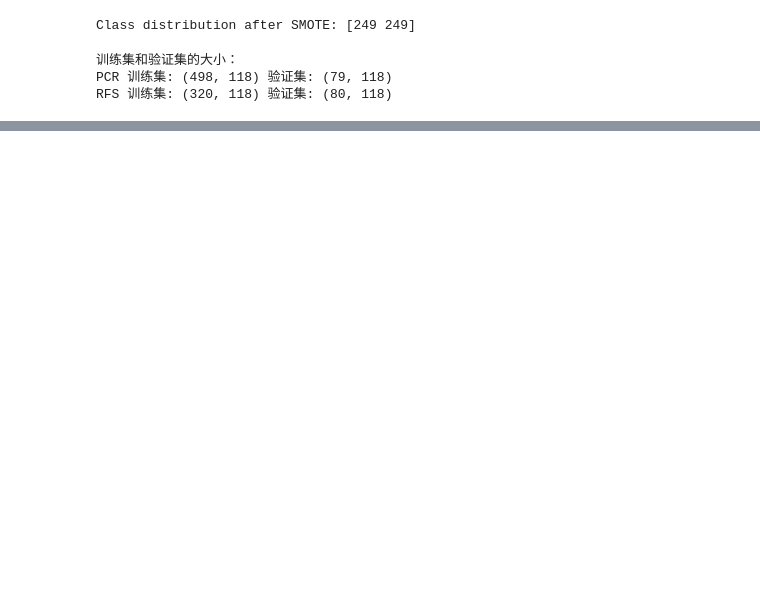
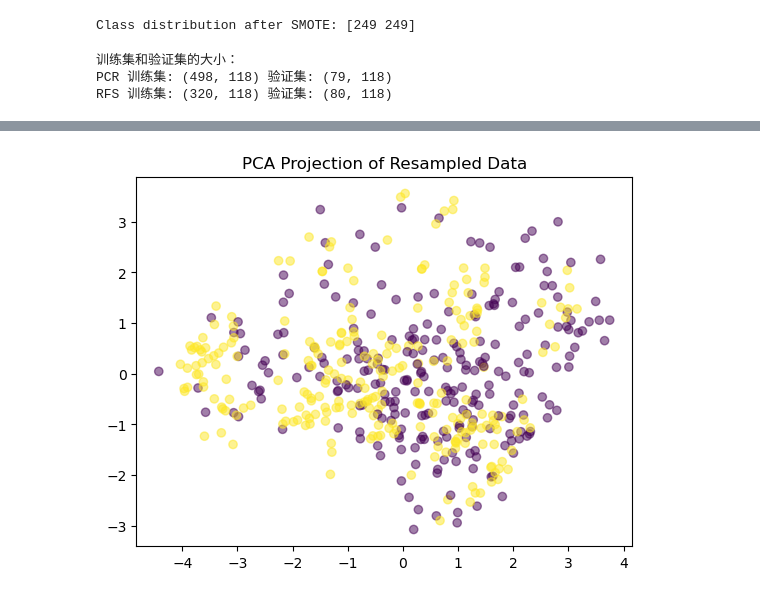
Before and after one commit to CloudSkytec/ML-CW2, a Jupyter notebook: Yh Y/Assignment2 - data Processing.ipynb, the cells around one changed output, grey strips where cells are left out. Saved outputs shown, nothing was run; the diff lists cells and outputs as text; code cells hidden in the pictures; blank space fills up the shorter version.

```diff
--- a/Yh Y/Assignment2 - data Processing.ipynb
+++ b/Yh Y/Assignment2 - data Processing.ipynb
@@ -286,0 +425,34 @@ weighted avg       0.75      0.78      0.75        79
+# %%
+from sklearn.model_selection import cross_val_score, KFold
+
+# Model 2: RandomForestClassifier
+rf = RandomForestClassifier(criterion= 'entropy', max_depth=None, class_weight='balanced', min_samples_leaf=1, min_samples_split=2, n_estimators=200,random_state=42)
+rf.fit(X_train_resampled, y_train_resampled)
+rf_y_pred = rf.predict(X_val_pcr)
+print("\nRandom Forest- Classification Report:")
+print(classification_report(y_val_pcr, rf_y_pred))
+
+# Extract feature importances
+importances = rf.feature_importances_
+feature_importances = pd.DataFrame({'Feature': X.columns, 'Importance': importances})
+feature_importances = feature_importances.sort_values(by='Importance', ascending=False)
+
+# Display ranked features
+pd.set_option('display.max_rows', None)
+pd.set_option('display.max_columns', None)
+print(feature_importances)
+
+num_folds = 10
+kf = KFold(n_splits=num_folds, shuffle=True, random_state=42)
+
+print("ROC-AUC:")
+cross_val_results = cross_val_score(rf, X_pCr, y_pcr, cv=kf,scoring="roc_auc")
+print(f'Cross-Validation Results: {cross_val_results}')
+print(f'Mean Score: {cross_val_results.mean()}')
+print("Variance of model performance:", cross_val_results.var())
+
+print("\nAccuracy:")
+cross_val_results = cross_val_score(rf, X_pCr, y_pcr, cv=kf,scoring="accuracy")
+print(f'Cross-Validation Results: {cross_val_results}')
+print(f'Mean Accruacy Score: {cross_val_results.mean()}')
+print("Variance of model performance:", cross_val_results.var())
@@ -342,0 +533,11 @@ plt.show()
+# %%
+from sklearn.decomposition import PCA
+import matplotlib.pyplot as plt
+
+pca = PCA(n_components=2)
+X_pca = pca.fit_transform(X_train_resampled)
+plt.scatter(X_pca[:, 0], X_pca[:, 1], c=y_train_resampled, cmap='viridis', alpha=0.5)
+plt.title("PCA Projection of Resampled Data")
+plt.show()
+# %% [output]
+[figure, added]
```
Also changed, not shown: parts of 15 cells of this notebook, 1 other file.
